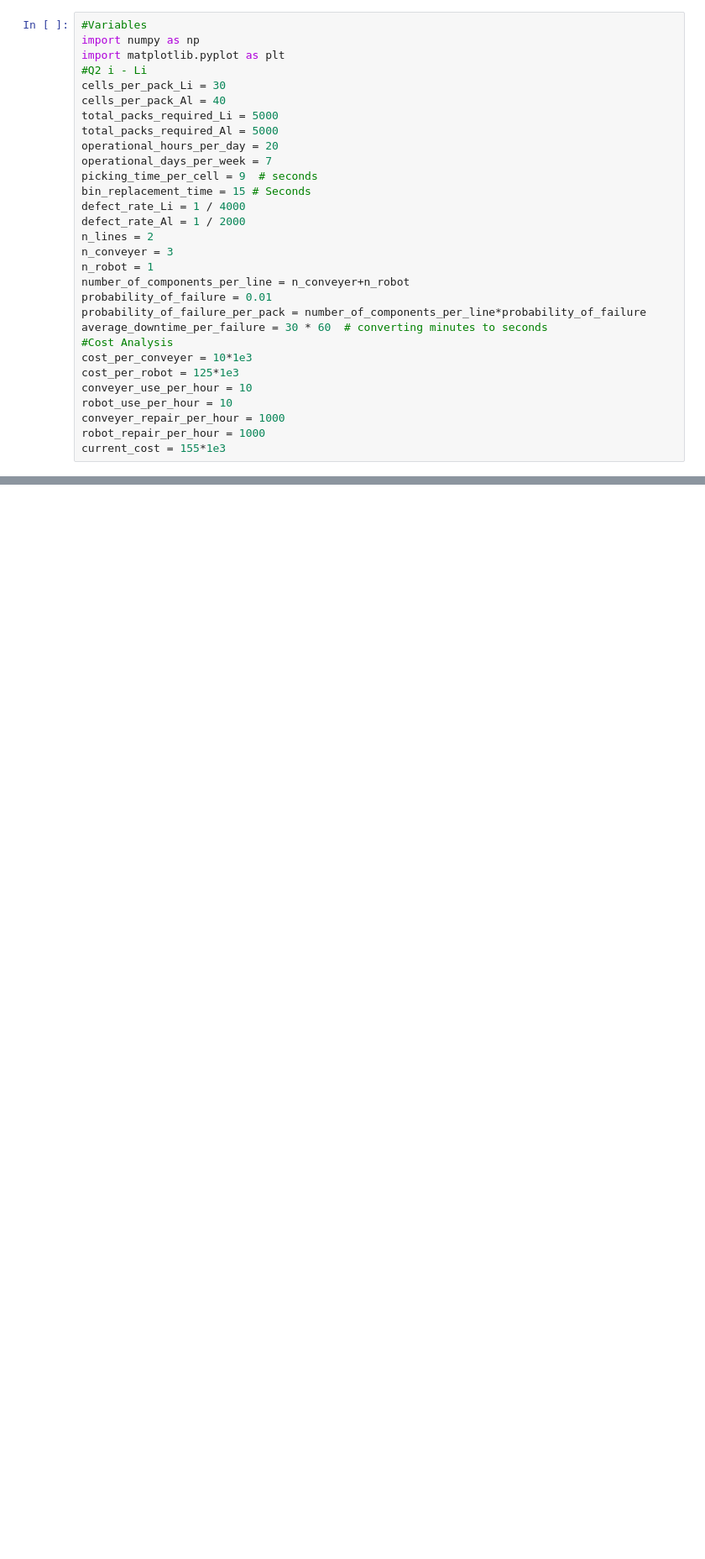
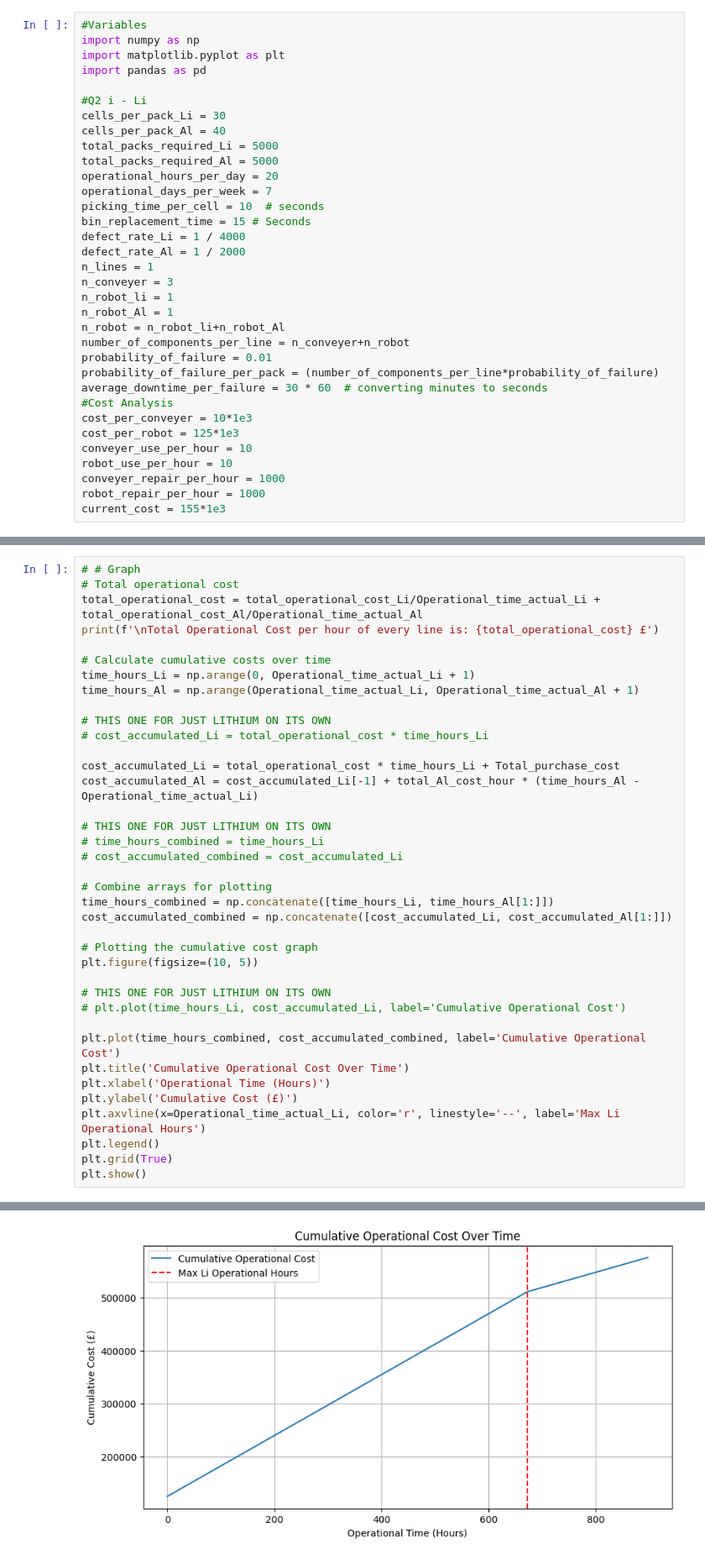
Before and after one commit to Bh00fie/Manufacturing-CW2, a Jupyter notebook: Q2b.ipynb, the cells around one changed output, grey strips where cells are left out. Shown: that part at 84% size. Saved outputs shown, nothing was run; the diff lists cells and outputs as text; blank space fills up the shorter version.

```diff
--- a/Q2b.ipynb
+++ b/Q2b.ipynb
@@ -2,6 +2,8 @@
 #Variables
 import numpy as np
 import matplotlib.pyplot as plt
+import pandas as pd
+
 #Q2 i - Li
 cells_per_pack_Li = 30
 cells_per_pack_Al = 40
@@ -9,16 +11,18 @@ total_packs_required_Li = 5000
 total_packs_required_Al = 5000
 operational_hours_per_day = 20
 operational_days_per_week = 7
-picking_time_per_cell = 9  # seconds
+picking_time_per_cell = 10  # seconds
 bin_replacement_time = 15 # Seconds
 defect_rate_Li = 1 / 4000
 defect_rate_Al = 1 / 2000
-n_lines = 2
+n_lines = 1
 n_conveyer = 3
-n_robot = 1
+n_robot_li = 1
+n_robot_Al = 1
+n_robot = n_robot_li+n_robot_Al
 number_of_components_per_line = n_conveyer+n_robot
 probability_of_failure = 0.01
-probability_of_failure_per_pack = number_of_components_per_line*probability_of_failure
+probability_of_failure_per_pack = (number_of_components_per_line*probability_of_failure)
 average_downtime_per_failure = 30 * 60  # converting minutes to seconds
 #Cost Analysis
 cost_per_conveyer = 10*1e3
@@ -58,0 +201,39 @@ If this value of 40.0200100050025 is converted in the number of cell that needs
+# %%
+# # Graph
+# Total operational cost
+total_operational_cost = total_operational_cost_Li/Operational_time_actual_Li + total_operational_cost_Al/Operational_time_actual_Al
+print(f'\nTotal Operational Cost per hour of every line is: {total_operational_cost} £')
+
+# Calculate cumulative costs over time
+time_hours_Li = np.arange(0, Operational_time_actual_Li + 1)
+time_hours_Al = np.arange(Operational_time_actual_Li, Operational_time_actual_Al + 1)
+
+# THIS ONE FOR JUST LITHIUM ON ITS OWN
+# cost_accumulated_Li = total_operational_cost * time_hours_Li
+
+cost_accumulated_Li = total_operational_cost * time_hours_Li + Total_purchase_cost
+cost_accumulated_Al = cost_accumulated_Li[-1] + total_Al_cost_hour * (time_hours_Al - Operational_time_actual_Li)
+
+# THIS ONE FOR JUST LITHIUM ON ITS OWN
+# time_hours_combined = time_hours_Li
+# cost_accumulated_combined = cost_accumulated_Li
+
+# Combine arrays for plotting
+time_hours_combined = np.concatenate([time_hours_Li, time_hours_Al[1:]])
+cost_accumulated_combined = np.concatenate([cost_accumulated_Li, cost_accumulated_Al[1:]])
+
+# Plotting the cumulative cost graph
+plt.figure(figsize=(10, 5))
+
+# THIS ONE FOR JUST LITHIUM ON ITS OWN
+# plt.plot(time_hours_Li, cost_accumulated_Li, label='Cumulative Operational Cost')
+
+plt.plot(time_hours_combined, cost_accumulated_combined, label='Cumulative Operational Cost')
+plt.title('Cumulative Operational Cost Over Time')
+plt.xlabel('Operational Time (Hours)')
+plt.ylabel('Cumulative Cost (£)')
+plt.axvline(x=Operational_time_actual_Li, color='r', linestyle='--', label='Max Li Operational Hours')
+plt.legend()
+plt.grid(True)
+plt.show()
+# %% [output]
@@ -58,0 +241 @@ If this value of 40.0200100050025 is converted in the number of cell that needs
+[figure, added]
```
Also changed, not shown: parts of 4 cells of this notebook, 23 other files.
